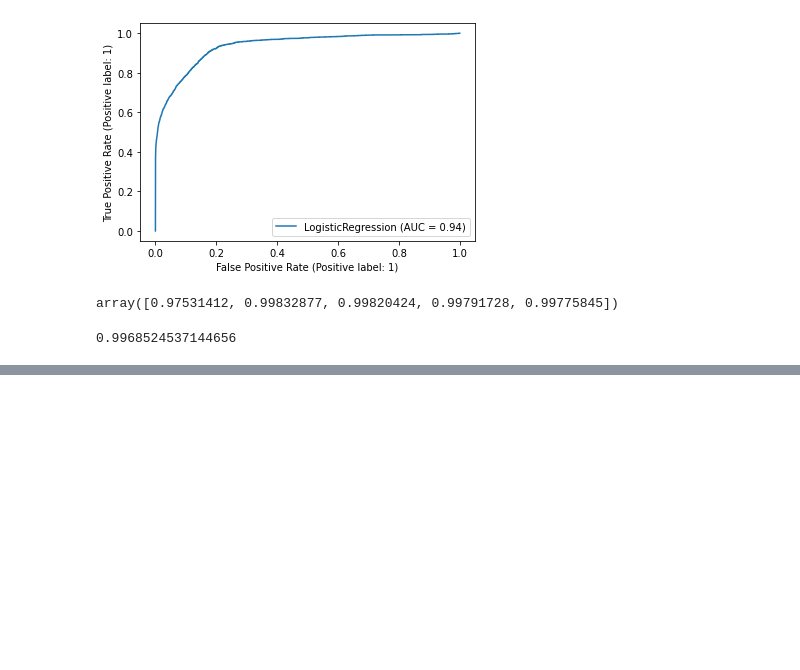
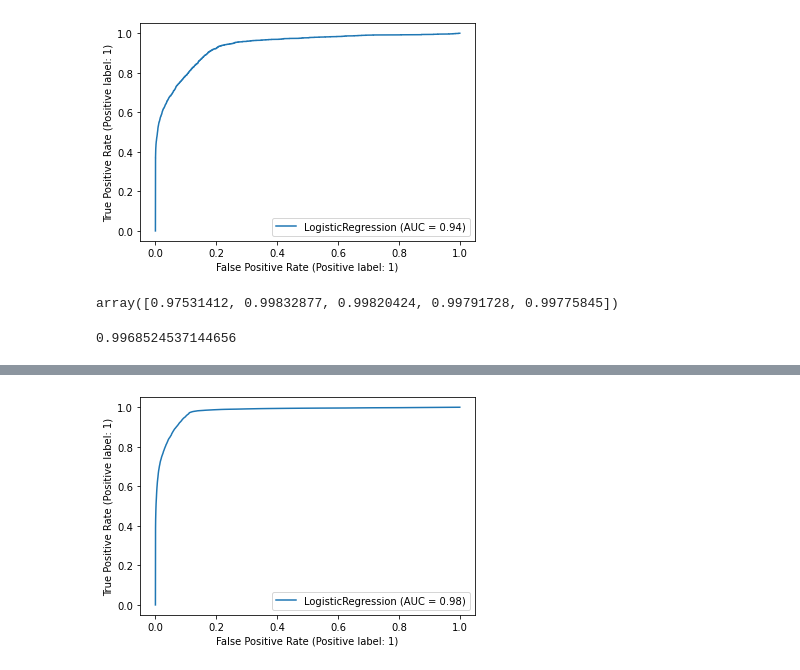
Before and after one commit to kduane/fake_fraud, a Jupyter notebook: modeling.ipynb, the cells around one changed output, grey strips where cells are left out. Cells and saved outputs as stored; diff of their text form; code cells hidden in the pictures; blank space fills up the shorter version.

```diff
--- a/modeling.ipynb
+++ b/modeling.ipynb
@@ -127,0 +195,4 @@ Okay, the baseline isn't performing overly well, the AUC is 0.94, the accuracy i
+# %%
+plot_roc_curve(bal_lr, X2_test, y2_test);
+# %% [output]
+[figure, added]
```
Also changed, not shown: parts of 18 cells of this notebook.
